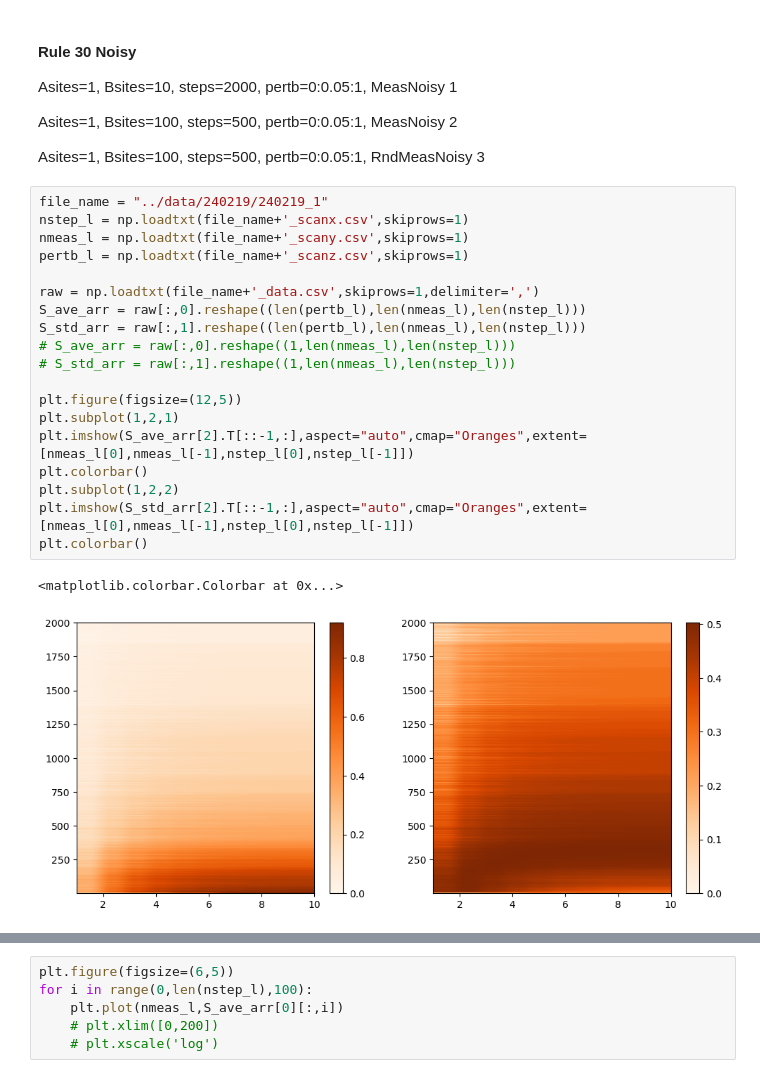
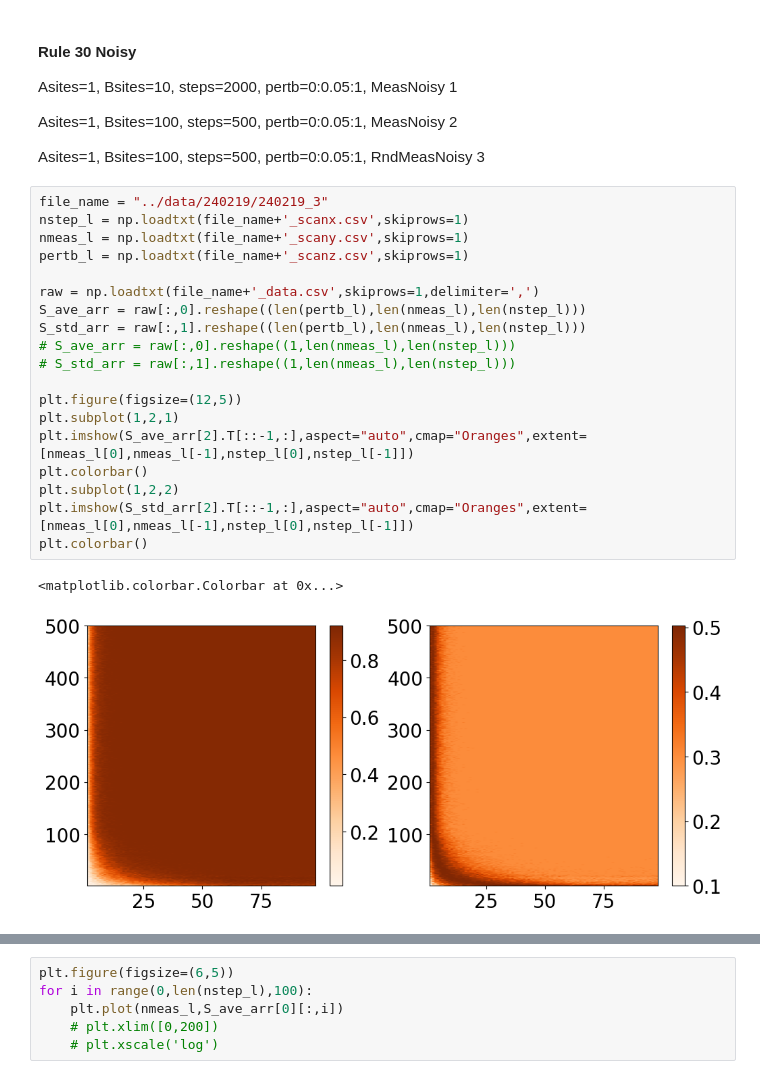
Before and after one commit to zsxqblz/classical_hayden_preskill, a Jupyter notebook: visualization/visualization_240219.ipynb, the cells around one changed output, grey strips where cells are left out. Saved outputs shown, nothing was run; the diff lists cells and outputs as text.

```diff
--- a/visualization/visualization_240219.ipynb
+++ b/visualization/visualization_240219.ipynb
@@ -15,27 +15,27 @@ Asites=1, Bsites=100, steps=500, pertb=0:0.05:1, MeasNoisy 2
 
 Asites=1, Bsites=100, steps=500, pertb=0:0.05:1, RndMeasNoisy 3
 # %%
-file_name = "../data/240219/240219_1"
+file_name = "../data/240219/240219_3"
 nstep_l = np.loadtxt(file_name+'_scanx.csv',skiprows=1)
 nmeas_l = np.loadtxt(file_name+'_scany.csv',skiprows=1)
 pertb_l = np.loadtxt(file_name+'_scanz.csv',skiprows=1)
 
 raw = np.loadtxt(file_name+'_data.csv',skiprows=1,delimiter=',')
 S_ave_arr = raw[:,0].reshape((len(pertb_l),len(nmeas_l),len(nstep_l)))
 S_std_arr = raw[:,1].reshape((len(pertb_l),len(nmeas_l),len(nstep_l)))
 # S_ave_arr = raw[:,0].reshape((1,len(nmeas_l),len(nstep_l)))
 # S_std_arr = raw[:,1].reshape((1,len(nmeas_l),len(nstep_l)))
 
 plt.figure(figsize=(12,5))
 plt.subplot(1,2,1)
 plt.imshow(S_ave_arr[2].T[::-1,:],aspect="auto",cmap="Oranges",extent=[nmeas_l[0],nmeas_l[-1],nstep_l[0],nstep_l[-1]])
 plt.colorbar()
 plt.subplot(1,2,2)
 plt.imshow(S_std_arr[2].T[::-1,:],aspect="auto",cmap="Oranges",extent=[nmeas_l[0],nmeas_l[-1],nstep_l[0],nstep_l[-1]])
 plt.colorbar()
 # %% [output]
 <matplotlib.colorbar.Colorbar at 0x...>
-[figure, old version]
+[figure, new version]
 # %%
 plt.figure(figsize=(6,5))
 for i in range(0,len(pertb_l),1):
```
Also changed, not shown: parts of 8 cells of this notebook, 7 other files.
